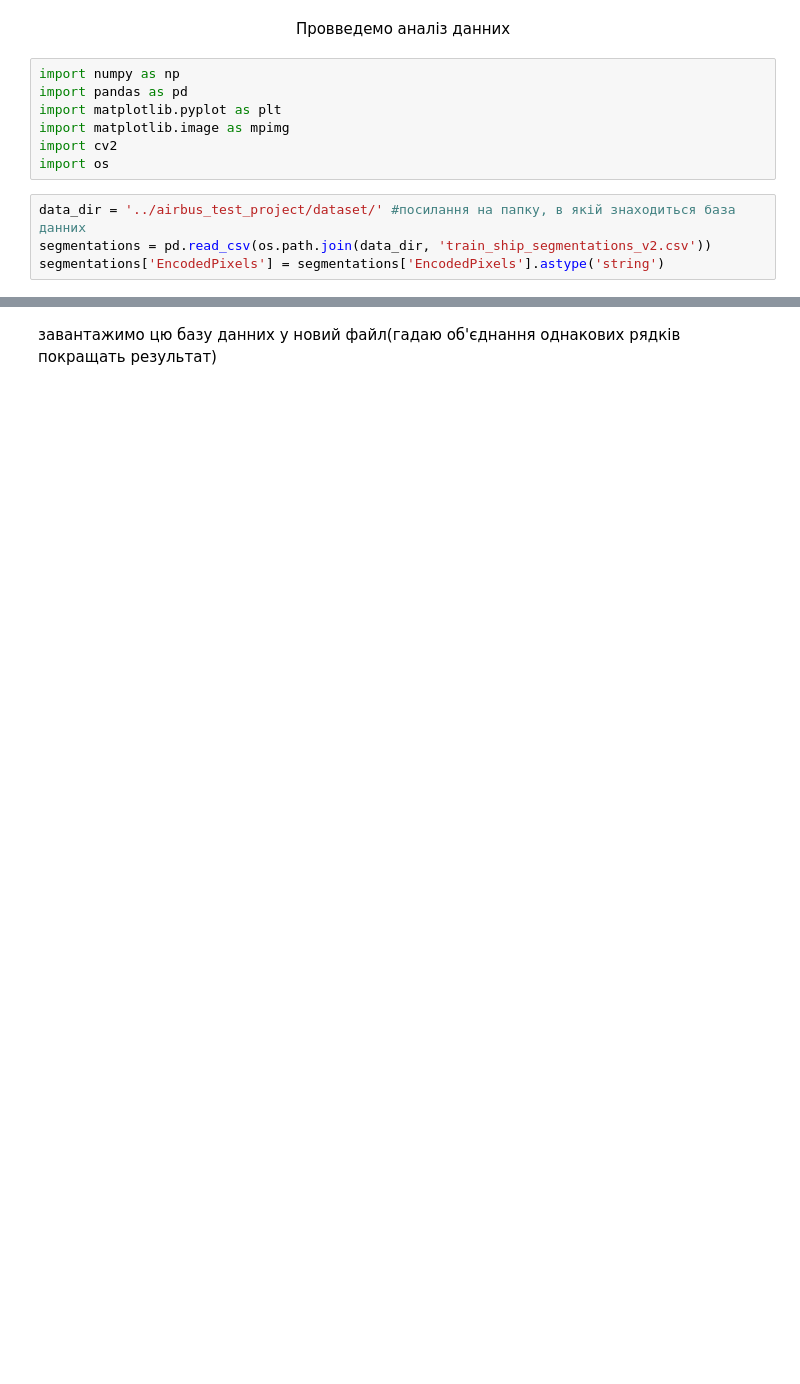
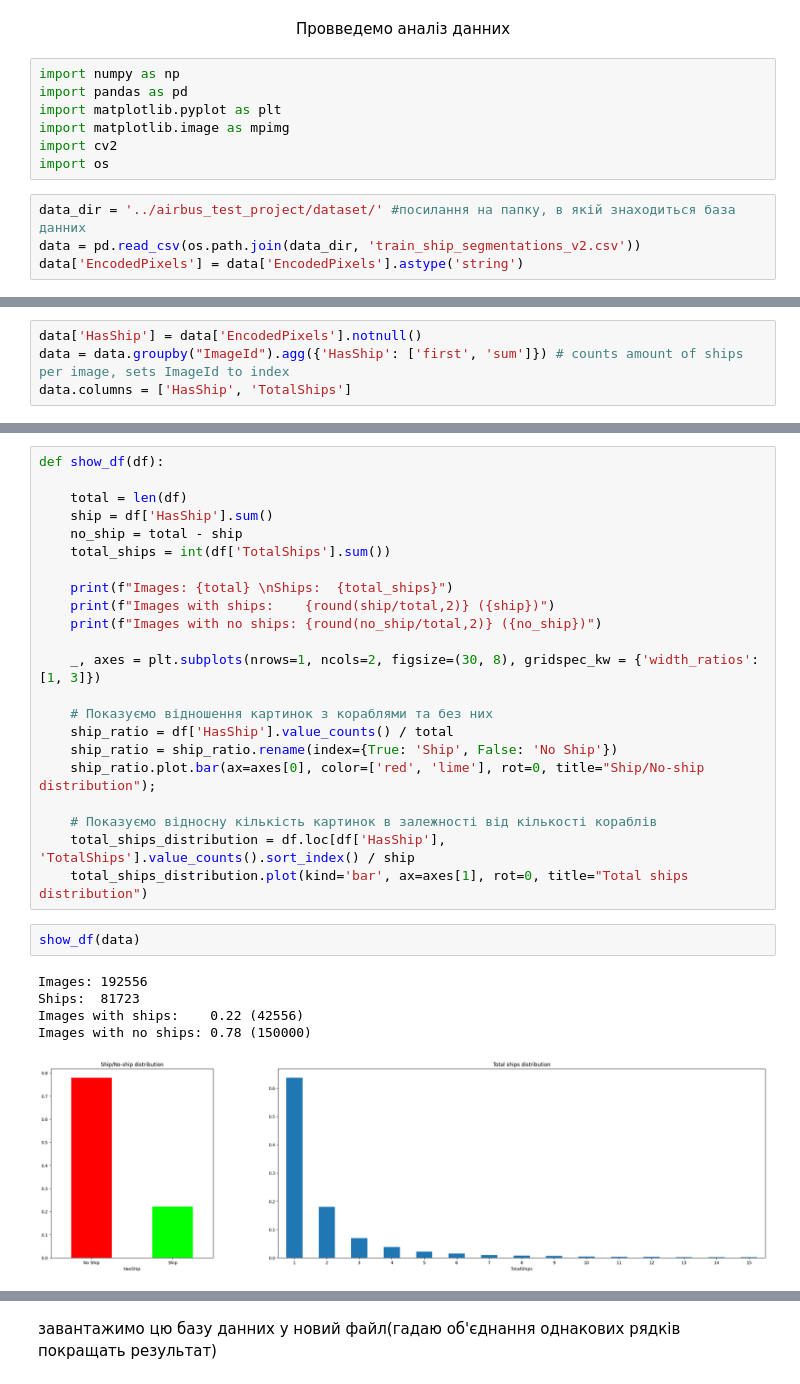
Before and after one commit to mykola9208/airbus_test_project, a Jupyter notebook: dataset_analysis.ipynb, the cells around one changed output, grey strips where cells are left out. Saved outputs shown, nothing was run; the diff lists cells and outputs as text; blank space fills up the shorter version.

```diff
--- a/dataset_analysis.ipynb
+++ b/dataset_analysis.ipynb
@@ -9,5 +9,5 @@ import cv2
 import os
 # %%
 data_dir = '../airbus_test_project/dataset/' #посилання на папку, в якій знаходиться база данних
-segmentations = pd.read_csv(os.path.join(data_dir, 'train_ship_segmentations_v2.csv'))
-segmentations['EncodedPixels'] = segmentations['EncodedPixels'].astype('string')
+data = pd.read_csv(os.path.join(data_dir, 'train_ship_segmentations_v2.csv'))
+data['EncodedPixels'] = data['EncodedPixels'].astype('string')
@@ -36,0 +32,4 @@ print(f'Кількість картинок для тренування {train_i
+# %%
+data['HasShip'] = data['EncodedPixels'].notnull()
+data = data.groupby("ImageId").agg({'HasShip': ['first', 'sum']}) # counts amount of ships per image, sets ImageId to index
+data.columns = ['HasShip', 'TotalShips']
@@ -36,0 +53,30 @@ print(f'Кількість картинок для тренування {train_i
+# %%
+def show_df(df):
+
+    total = len(df)
+    ship = df['HasShip'].sum()
+    no_ship = total - ship
+    total_ships = int(df['TotalShips'].sum())
+
+    print(f"Images: {total} \nShips:  {total_ships}")
+    print(f"Images with ships:    {round(ship/total,2)} ({ship})")
+    print(f"Images with no ships: {round(no_ship/total,2)} ({no_ship})")
+
+    _, axes = plt.subplots(nrows=1, ncols=2, figsize=(30, 8), gridspec_kw = {'width_ratios':[1, 3]})
+
+    # Показуємо відношення картинок з кораблями та без них
+    ship_ratio = df['HasShip'].value_counts() / total
+    ship_ratio = ship_ratio.rename(index={True: 'Ship', False: 'No Ship'})
+    ship_ratio.plot.bar(ax=axes[0], color=['red', 'lime'], rot=0, title="Ship/No-ship distribution");
+
+    # Показуємо відносну кількість картинок в залежності від кількості кораблів
+    total_ships_distribution = df.loc[df['HasShip'], 'TotalShips'].value_counts().sort_index() / ship
+    total_ships_distribution.plot(kind='bar', ax=axes[1], rot=0, title="Total ships distribution")
+# %%
+show_df(data)
+# %% [output]
+Images: 192556
+Ships:  81723
+Images with ships:    0.22 (42556)
+Images with no ships: 0.78 (150000)
+[figure, added]
```
Also changed, not shown: parts of 31 cells of this notebook, 3 other files.
